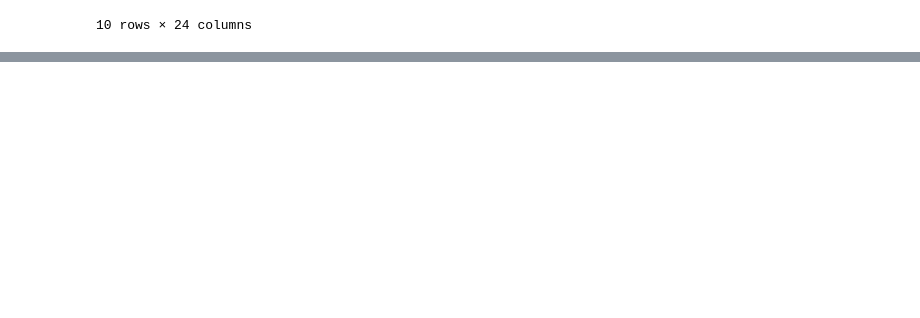
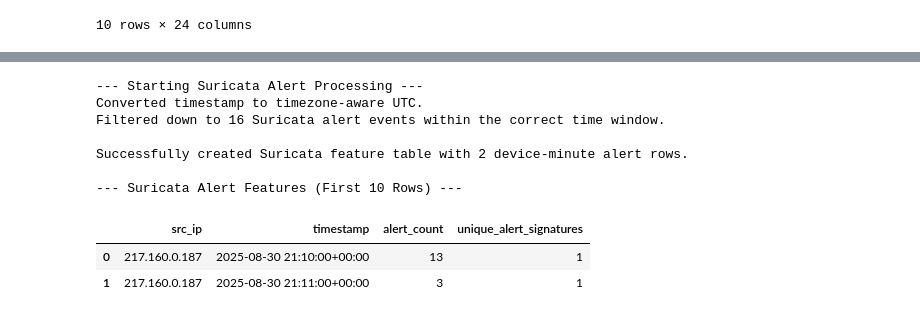
Before and after one commit to lawwmower/iot-security-AWS, a Jupyter notebook: 01-data-exploration.ipynb, the cells around one changed output, grey strips where cells are left out. Saved outputs shown, nothing was run; the diff lists cells and outputs as text; code cells hidden in the pictures; blank space fills up the shorter version.

```diff
--- a/1-data-exploration.ipynb
+++ b/01-data-exploration.ipynb
@@ -377,0 +286,48 @@ Successfully created Suricata feature table with 15977 device-minute alert rows.
+# %%
+# Cell 4: Process Suricata Alerts (Corrected and Future-Proofed)
+print("\n--- Starting Suricata Alert Processing ---")
+
+alert_data = df_suricata_raw[df_suricata_raw['event_type'] == 'alert'].copy()
+alert_details = pd.json_normalize(alert_data['alert'])
+alert_details.index = alert_data.index
+df_suricata_alerts = alert_data[['timestamp', 'src_ip', 'dest_ip', 'dest_port']].join(alert_details)
+
+df_suricata_alerts['timestamp'] = pd.to_datetime(df_suricata_alerts['timestamp']).dt.tz_convert('UTC')
+print("Converted timestamp to timezone-aware UTC.")
+
+# --- CRITICAL FIX IS HERE ---
+# Determine the time range from our valid Zeek data
+min_time = feature_df['ts'].min()
+max_time = feature_df['ts'].max()
+
+# Filter Suricata alerts to only include those within the same time range
+df_suricata_alerts_filtered = df_suricata_alerts[
+    (df_suricata_alerts['timestamp'] >= min_time) & (df_suricata_alerts['timestamp'] <= max_time)
+]
+print(f"Filtered down to {len(df_suricata_alerts_filtered)} Suricata alert events within the correct time window.")
+
+df_suricata_alerts_filtered = df_suricata_alerts_filtered.set_index('timestamp')
+
+# FIX: Use 'min' for resampling instead of the deprecated 'T'
+suricata_features_df = (df_suricata_alerts_filtered.groupby('src_ip')
+                        .resample('1min')
+                        .agg(
+                            alert_count=('signature', 'count'),
+                            unique_alert_signatures=('signature', 'nunique')
+                        ))
+
+suricata_features_df = suricata_features_df.reset_index()
+print(f"\nSuccessfully created Suricata feature table with {len(suricata_features_df)} device-minute alert rows.")
+print("\n--- Suricata Alert Features (First 10 Rows) ---")
+display(suricata_features_df.head(10))
+# %% [output]
+--- Starting Suricata Alert Processing ---
+Converted timestamp to timezone-aware UTC.
+Filtered down to 16 Suricata alert events within the correct time window.
+
+Successfully created Suricata feature table with 2 device-minute alert rows.
+
+--- Suricata Alert Features (First 10 Rows) ---
+|  | src_ip | timestamp | alert_count | unique_alert_signatures |
+| 0 | 217.160.0.187 | 2025-08-30 21:10:00+00:00 | 13 | 1 |
+| 1 | 217.160.0.187 | 2025-08-30 21:11:00+00:00 | 3 | 1 |
```
Also changed, not shown: parts of 6 cells of this notebook, 1 other file.
